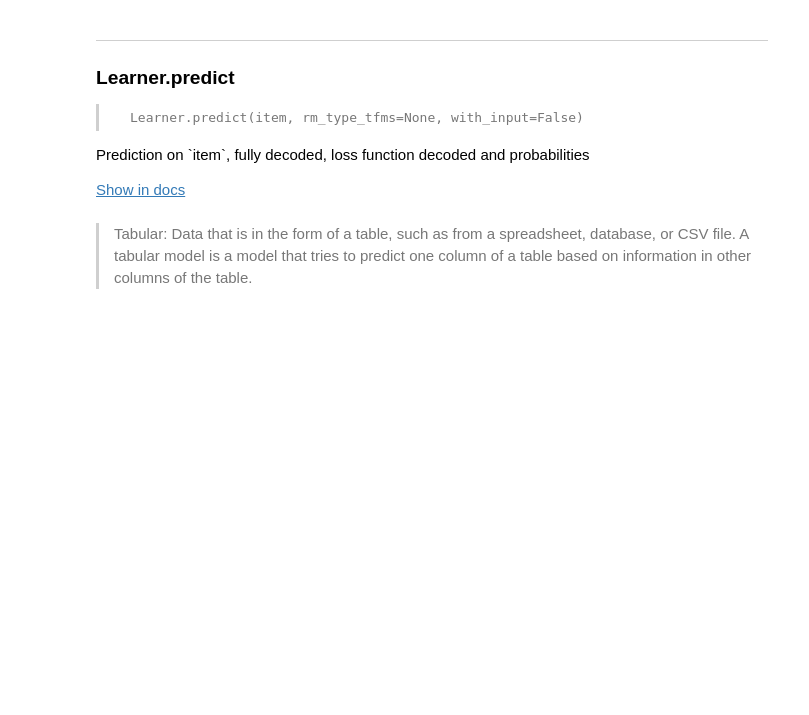
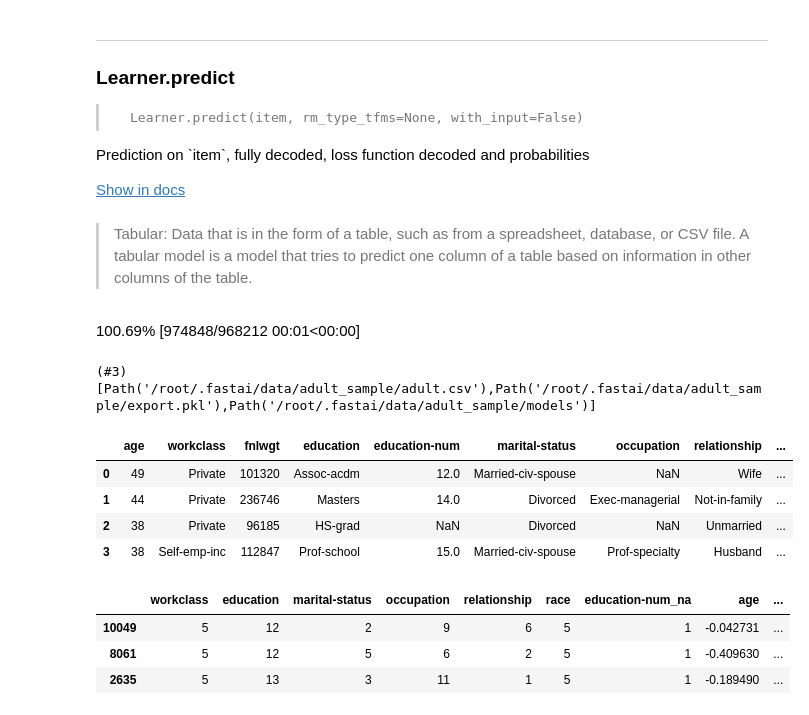
Before and after one commit to AshutoshRudraksh/Pytorch-for-Deep-Learning, a Jupyter notebook: lessson1_pets.ipynb, the cells around one changed output. Cells and saved outputs as stored; diff of their text form; code cells hidden in the pictures; blank space fills up the shorter version.

```diff
--- a/lessson1_pets.ipynb
+++ b/lessson1_pets.ipynb
@@ -397,0 +400,6 @@ Show in docs
+# %%
+path = untar_data(URLs.ADULT_SAMPLE)
+path.ls()
+# %% [output]
+100.69% [974848/968212 00:01<00:00]
+(#3) [Path('/root/.fastai/data/adult_sample/adult.csv'),Path('/root/.fastai/data/adult_sample/export.pkl'),Path('/root/.fastai/data/adult_sample/models')]
@@ -397,0 +409,8 @@ Show in docs
+# %%
+df.head(4)
+# %% [output]
+|  | age | workclass | fnlwgt | education | education-num | marital-status | occupation | relationship | ... |
+| 0 | 49 | Private | 101320 | Assoc-acdm | 12.0 | Married-civ-spouse | NaN | Wife | ... |
+| 1 | 44 | Private | 236746 | Masters | 14.0 | Divorced | Exec-managerial | Not-in-family | ... |
+| 2 | 38 | Private | 96185 | HS-grad | NaN | Divorced | NaN | Unmarried | ... |
+| 3 | 38 | Self-emp-inc | 112847 | Prof-school | 15.0 | Married-civ-spouse | Prof-specialty | Husband | ... |
@@ -397,0 +431,7 @@ Show in docs
+# %%
+to.xs.iloc[:3]
+# %% [output]
+|  | workclass | education | marital-status | occupation | relationship | race | education-num_na | age | ... |
+| 10049 | 5 | 12 | 2 | 9 | 6 | 5 | 1 | -0.042731 | ... |
+| 8061 | 5 | 12 | 5 | 6 | 2 | 5 | 1 | -0.409630 | ... |
+| 2635 | 5 | 13 | 3 | 11 | 1 | 5 | 1 | -0.189490 | ... |
```
Also changed, not shown: parts of 15 cells of this notebook.
